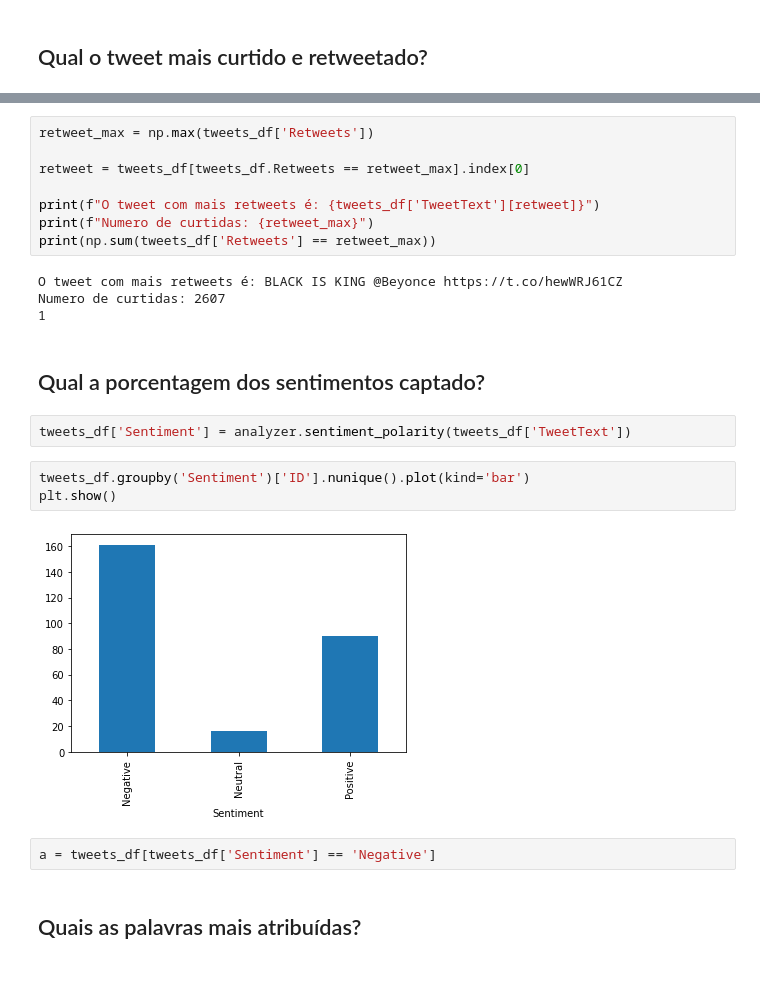
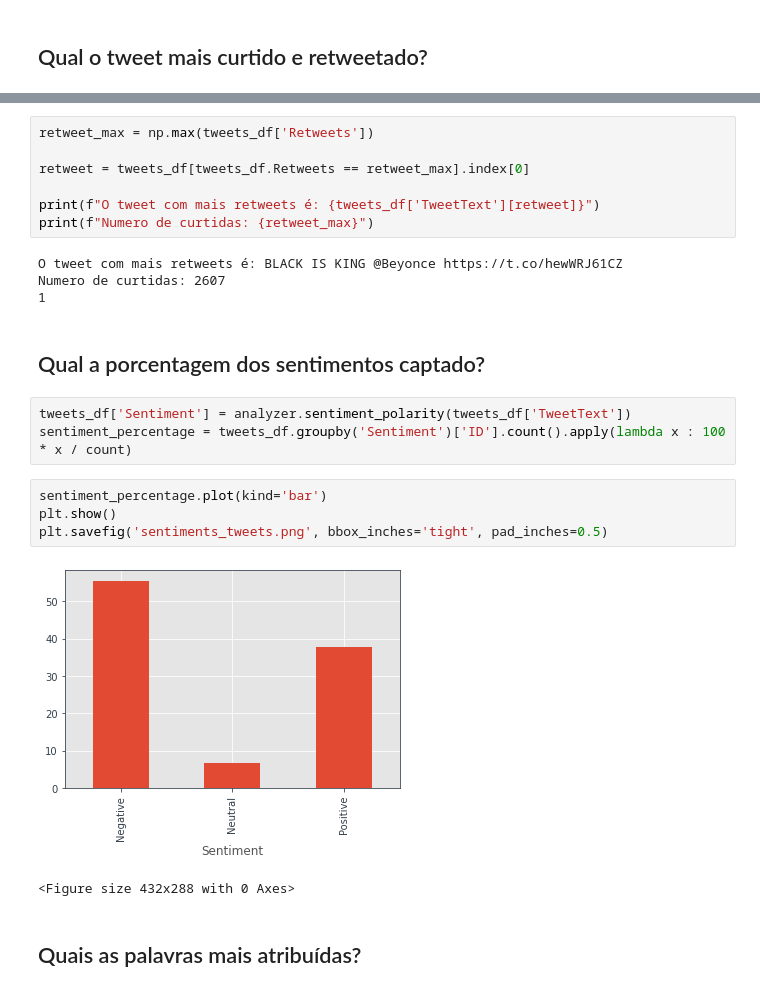
Before and after one commit to MayaraMachado/tweet_analysis, a Jupyter notebook: AnaliseTweets.ipynb, the cells around one changed output, grey strips where cells are left out. Drawn from its saved outputs; the diff is of its cells as text.

```diff
--- a/AnaliseTweets.ipynb
+++ b/AnaliseTweets.ipynb
@@ -133,7 +138,6 @@ retweet = tweets_df[tweets_df.Retweets == retweet_max].index[0]
 
 print(f"O tweet com mais retweets é: {tweets_df['TweetText'][retweet]}")
 print(f"Numero de curtidas: {retweet_max}")
-print(np.sum(tweets_df['Retweets'] == retweet_max))
 # %% [output]
 O tweet com mais retweets é: BLACK IS KING @Beyonce https://t.co/hewWRJ61CZ
 Numero de curtidas: 2607
@@ -142,13 +146,14 @@ Numero de curtidas: 2607
 ## Qual a porcentagem dos sentimentos captado?
 # %%
 tweets_df['Sentiment'] = analyzer.sentiment_polarity(tweets_df['TweetText'])
+sentiment_percentage = tweets_df.groupby('Sentiment')['ID'].count().apply(lambda x : 100 * x / count)
-# %%
-tweets_df.groupby('Sentiment')['ID'].nunique().plot(kind='bar')
-plt.show()
-# %% [output]
-[figure, removed]
-# %%
-a = tweets_df[tweets_df['Sentiment'] == 'Negative']
+# %%
+sentiment_percentage.plot(kind='bar')
+plt.show()
+plt.savefig('sentiments_tweets.png', bbox_inches='tight', pad_inches=0.5)
+# %% [output]
+[figure, added]
+<Figure size 432x288 with 0 Axes>
 # %% [markdown]
 ## Quais as palavras mais atribuídas?
 # %%
```
Also changed, not shown: parts of 8 cells of this notebook, 4 other files.
